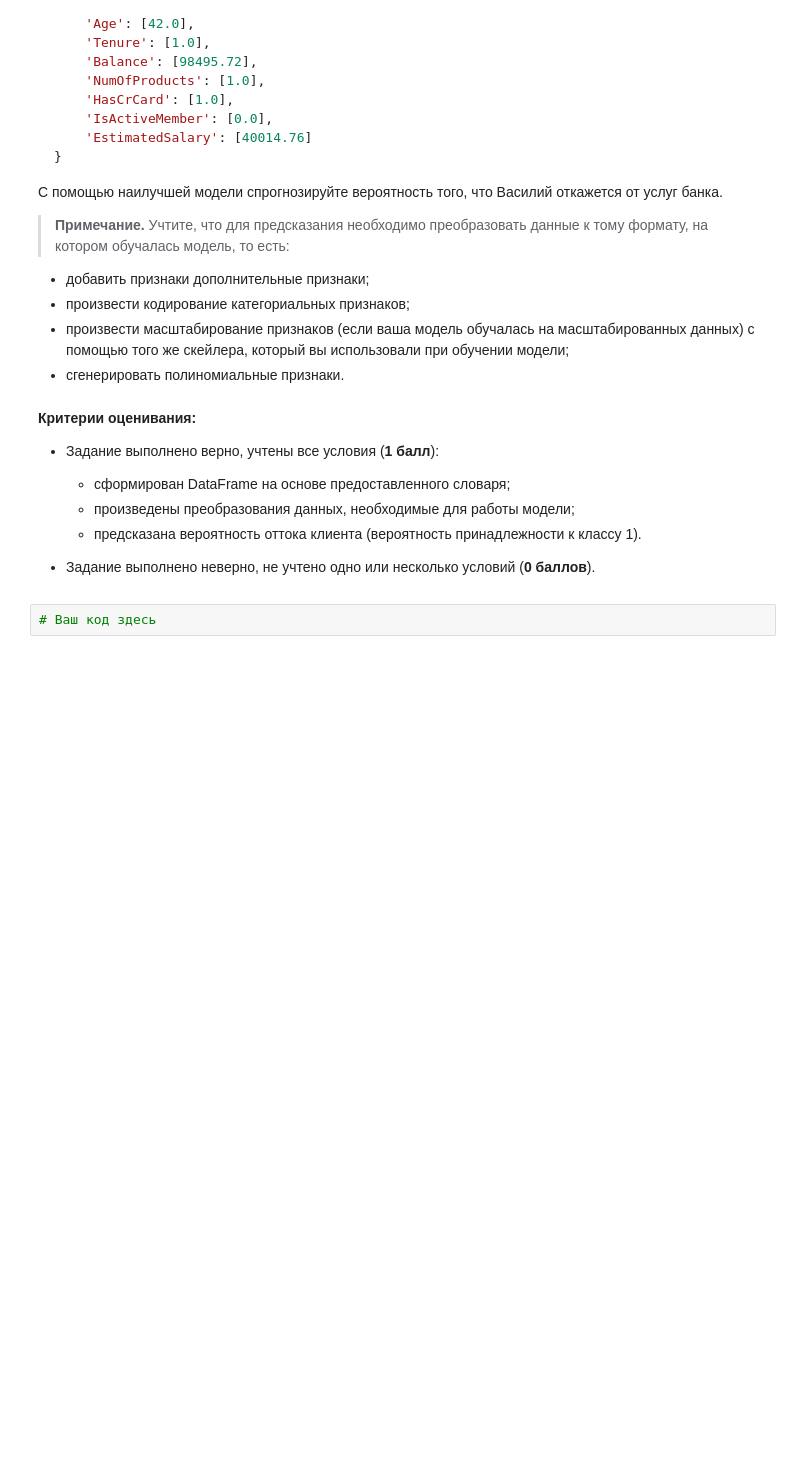
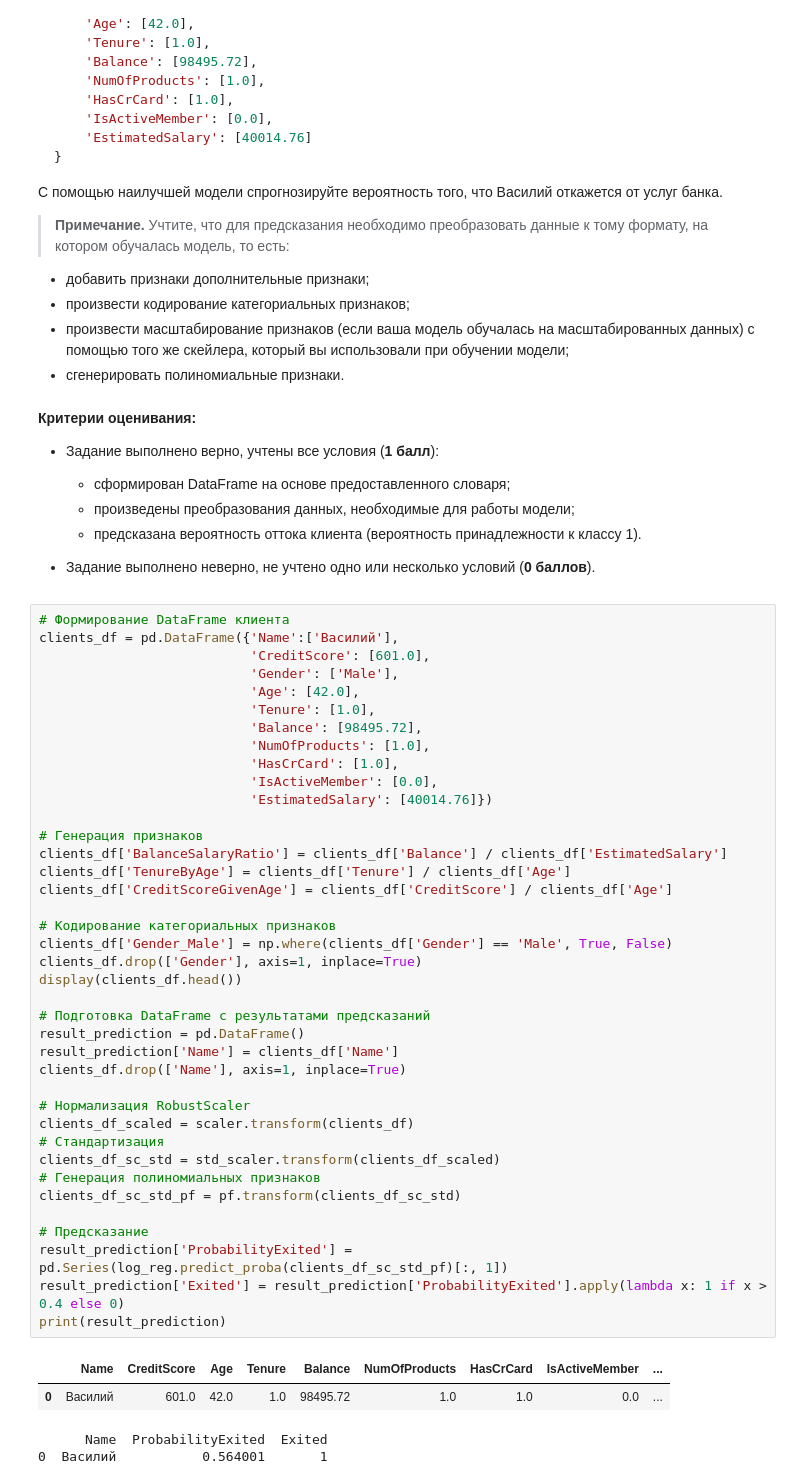
Before and after one commit to al-ogr/sf_data_science_hw, a Jupyter notebook: HW-05/HW-05.ipynb, the cells around one changed output. Saved outputs shown, nothing was run; the diff lists cells and outputs as text; blank space fills up the shorter version.

```diff
--- a/HW-05/HW-05.ipynb
+++ b/HW-05/HW-05.ipynb
@@ -786,4 +892,46 @@ for threshold in thresholds:
 
 - Задание выполнено неверно, не учтено одно или несколько условий (**0 баллов**).
 # %%
-# Ваш код здесь
+# Формирование DataFrame клиента
+clients_df = pd.DataFrame({'Name':['Василий'],
+                           'CreditScore': [601.0],
+                           'Gender': ['Male'],
+                           'Age': [42.0],
+                           'Tenure': [1.0],
+                           'Balance': [98495.72],
+                           'NumOfProducts': [1.0],
+                           'HasCrCard': [1.0],
+                           'IsActiveMember': [0.0],
+                           'EstimatedSalary': [40014.76]})
+
+# Генерация признаков
+clients_df['BalanceSalaryRatio'] = clients_df['Balance'] / clients_df['EstimatedSalary']
+clients_df['TenureByAge'] = clients_df['Tenure'] / clients_df['Age']
+clients_df['CreditScoreGivenAge'] = clients_df['CreditScore'] / clients_df['Age']
+
+# Кодирование категориальных признаков
+clients_df['Gender_Male'] = np.where(clients_df['Gender'] == 'Male', True, False)
+clients_df.drop(['Gender'], axis=1, inplace=True)
+display(clients_df.head())
+
+# Подготовка DataFrame с результатами предсказаний
+result_prediction = pd.DataFrame()
+result_prediction['Name'] = clients_df['Name']
+clients_df.drop(['Name'], axis=1, inplace=True)
+
+# Нормализация RobustScaler
+clients_df_scaled = scaler.transform(clients_df)
+# Стандартизация
+clients_df_sc_std = std_scaler.transform(clients_df_scaled)
+# Генерация полиномиальных признаков
+clients_df_sc_std_pf = pf.transform(clients_df_sc_std)
+
+# Предсказание
+result_prediction['ProbabilityExited'] = pd.Series(log_reg.predict_proba(clients_df_sc_std_pf)[:, 1])
+result_prediction['Exited'] = result_prediction['ProbabilityExited'].apply(lambda x: 1 if x > 0.4 else 0)
+print(result_prediction)
+# %% [output]
+|  | Name | CreditScore | Age | Tenure | Balance | NumOfProducts | HasCrCard | IsActiveMember | ... |
+| 0 | Василий | 601.0 | 42.0 | 1.0 | 98495.72 | 1.0 | 1.0 | 0.0 | ... |
+      Name  ProbabilityExited  Exited
+0  Василий           0.564001       1
```
Also changed, not shown: parts of 16 cells of this notebook.
